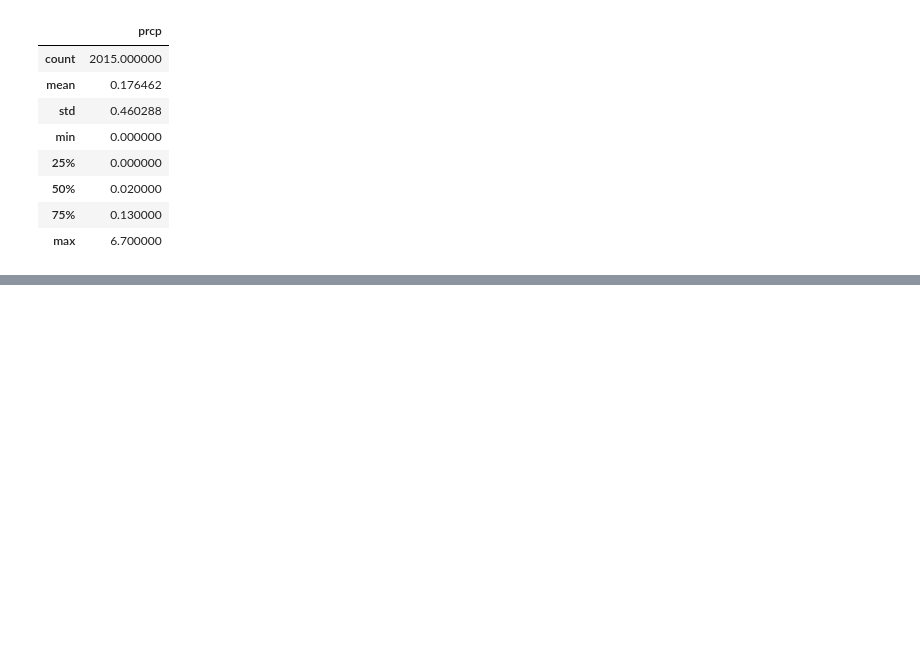
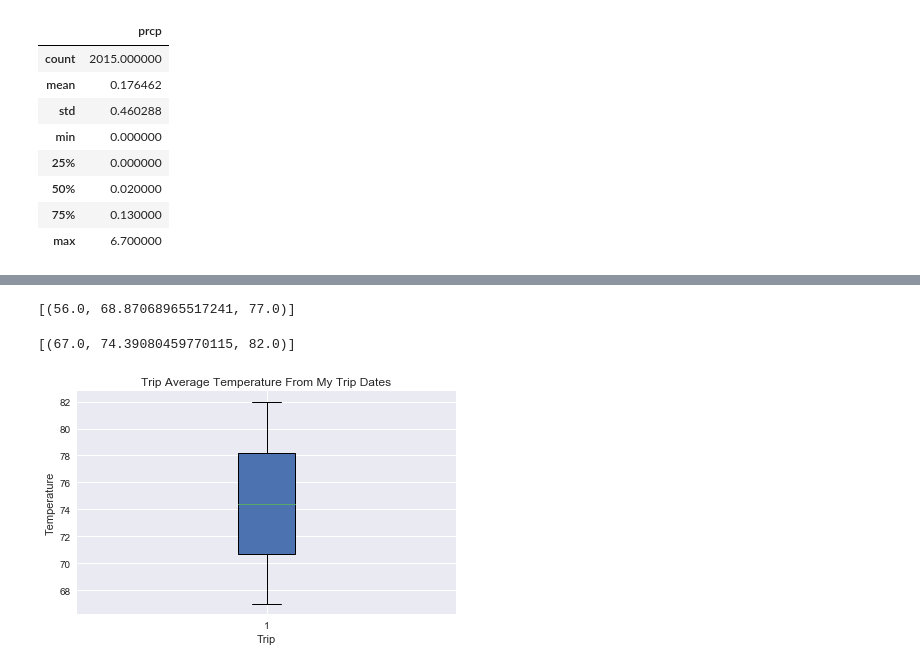
Before and after one commit to APK500/HW-11_Surfs_UP, a Jupyter notebook: climate_analysis.ipynb, the cells around one changed output, grey strips where cells are left out. Drawn from its saved outputs; the diff is of its cells as text; code cells hidden in the pictures; blank space fills up the shorter version.

```diff
--- a/climate_analysis.ipynb
+++ b/climate_analysis.ipynb
@@ -166,0 +217,45 @@ rain_df.describe()
+# %%
+# Write a function called `calc_temps` that will accept start date and end date in the format '%Y-%m-%d'
+# and return the minimum, average, and maximum temperatures for that range of dates
+
+#Use the `calc_temps` function to calculate the min, avg, and max temperatures for your trip using the
+#matching dates from the previous year (i.e. use "2017-01-01" if your trip start date was "2018-01-01")
+
+def calc_temps(start_date, end_date):
+    """TMIN, TAVG, and TMAX for a list of dates.
+
+    Args:
+        start_date (string): A date string in the format %Y-%m-%d
+        end_date (string): A date string in the format %Y-%m-%d
+
+    Returns:
+        TMIN, TAVE, and TMAX
+    """
+
+    return session.query(func.min(Measurements.tobs), func.avg(Measurements.tobs), func.max(Measurements.tobs)).\
+        filter(Measurements.date >= start_date).filter(Measurements.date <= end_date).all()
+print(calc_temps('2010-01-01', '2010-01-18'))
+# %% [output]
+[(56.0, 68.87068965517241, 77.0)]
+# %%
+# calculate the min/max/avg from last year that matches my trip dates between 01-01-10 and 01-18-10
+trip_arrive = dt.date(2018, 4, 1)
+trip_leave = dt.date(2018, 4, 15)
+last_year = dt.timedelta(days=365)
+temp_avg_lst_year = (calc_temps((trip_arrive-last_year), (trip_leave-last_year)))
+print(temp_avg_lst_year)
+# %% [output]
+[(67.0, 74.39080459770115, 82.0)]
+# %%
+# We will plot the data as a boxplot to better see the range.
+
+fig, ax = plt.subplots()
+x = range(len(temp_avg_lst_year))
+ax.boxplot(temp_avg_lst_year, patch_artist=True)
+ax.set_title('Trip Average Temperature From My Trip Dates')
+ax.set_ylabel("Temperature")
+ax.set_xlabel("Trip")
+fig.tight_layout()
+plt.show()
+# %% [output]
+[figure, added]
```
Also changed, not shown: parts of 6 cells of this notebook.
